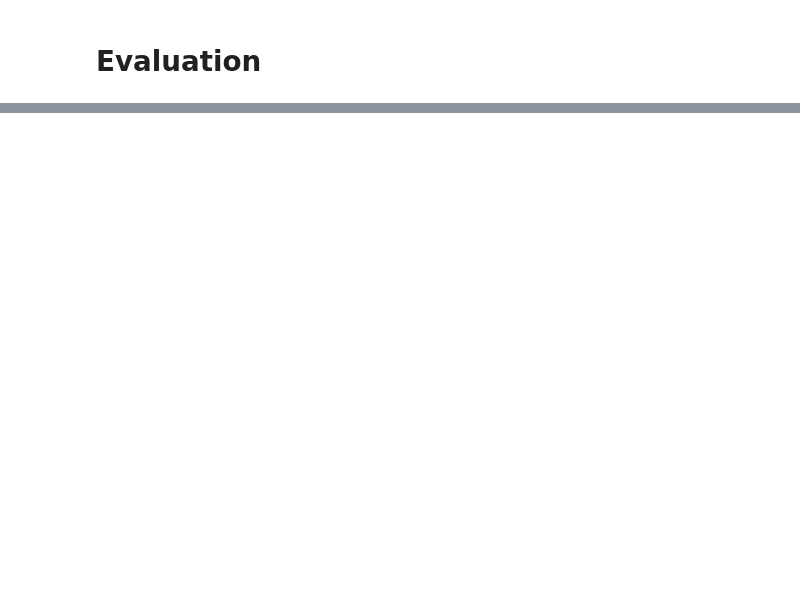
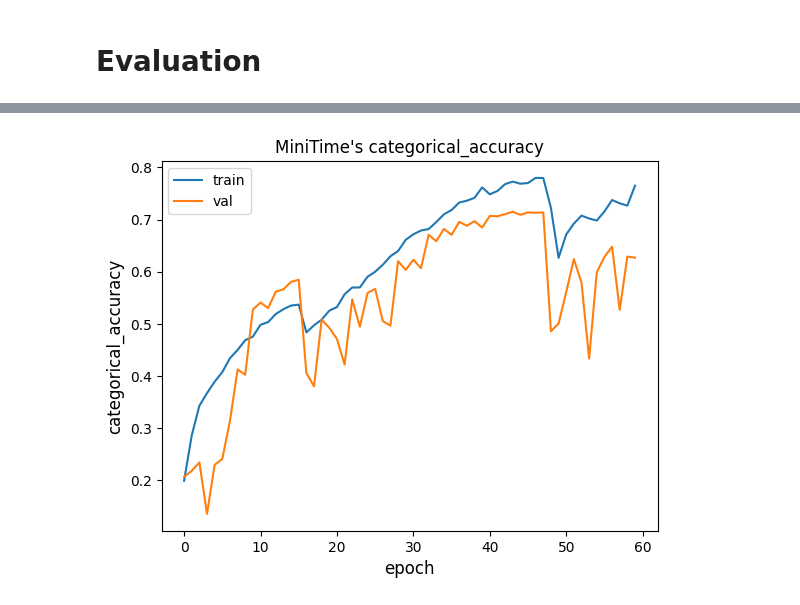
Before and after one commit to AloraTab/aat2000, a Jupyter notebook: dissy.ipynb, the cells around one changed output, grey strips where cells are left out. Drawn from its saved outputs; the diff is of its cells as text; code cells hidden in the pictures; blank space fills up the shorter version.

```diff
--- a/dissy.ipynb
+++ b/dissy.ipynb
@@ -242,7 +243,7 @@ drive.mount('/content/gdrive')
 Mounted at /content/gdrive
 # %%
 PATH = '/content/gdrive/MyDrive/Colab Notebooks/Dataset'
-fileName = 'csi-dataset-20-7-5-newpreprocwfil.pkl'
+fileName = 'csi-dataset-29-7-5-more.pkl'
 fullPath = os.path.join(PATH, fileName)
 print(fullPath)
 # %% [output]
@@ -410,36 +440,36 @@ model.summary()
 # %%
-epochs = 20
-batch_size = 48
-steps_per_epoch = X_train.shape[0]
+epochs = 60
+batch_size = 96
+# steps_per_epoch = X_train.shape[0]
 
-lr_schedule = ExponentialDecay(
-    initial_learning_rate=0.001,
-    decay_steps=100, decay_rate=0.96,
-    staircase=True)
+# lr_schedule = ExponentialDecay(
+#     initial_learning_rate=0.001,
+#     decay_steps=1000, decay_rate=0.96,
+#     staircase=True)
 
 # lr_schedule = OneCycle(min_lr=7e-3, max_lr=7e-2, min_mtm = 0.85, max_mtm = 0.95, annealing_stage=0.1, annealing_rate=0.01,
 #           training_iterations=(X_train.shape[0]*epochs)/(batch_size))
-# lr_schedule = CosineDecayRestarts(initial_learning_rate=0.001,first_decay_steps=1000)
+lr_schedule = CosineDecayRestarts(initial_learning_rate=0.001,first_decay_steps=1000)
 
-# clr = tfa.optimizers.CyclicalLearningRate(initial_learning_rate=3e-7,
-#     maximal_learning_rate=3e-2,
+# clr = tfa.optimizers.CyclicalLearningRate(initial_learning_rate=0.0001,
+#     maximal_learning_rate=0.01,
 #     scale_fn=lambda x: 1/(2.**(x-1)),
 #     step_size=2 * steps_per_epoch
 # )
 callbacks = [
     keras.callbacks.ModelCheckpoint(
-        "basebase.h5", save_best_only=True, monitor="val_loss"
+        "mini7.h5", save_best_only=True, monitor="val_loss"
     ),
     # OneCycle(min_lr=7e-3, max_lr=7e-2, min_mtm = 0.85, max_mtm = 0.95, annealing_stage=0.1, annealing_rate=0.01,
     #       training_iterations=(X_train.shape[0]*epochs)/(batch_size)),
     # keras.callbacks.ReduceLROnPlateau(
     #     monitor="val_loss", factor=0.5, patience=20, min_lr=0.0001
     # ),
-    keras.callbacks.EarlyStopping(monitor="val_loss", patience=5, verbose=1),
+    keras.callbacks.EarlyStopping(monitor="val_loss", patience=15, verbose=1),
 ]
 model.compile(
-    optimizer=Ranger(learning_rate = lr_schedule),
-    # optimizer = keras.optimizers.SGD(lr=0.0025, momentum=0.95, nesterov=True),
+    # optimizer=Ranger(learning_rate = lr_schedule),
+    optimizer = keras.optimizers.Adam(learning_rate=lr_schedule, epsilon=1e-08),
     loss="categorical_crossentropy",
     metrics=["categorical_accuracy"],
 )
@@ -465,14 +524,16 @@ print("Test loss", test_loss)
 # %%
 metric = "categorical_accuracy"
 plt.figure()
 plt.plot(history.history[metric])
 plt.plot(history.history["val_" + metric])
-plt.title("Baseline's " + metric)
+plt.title("MiniTime's " + metric)
 plt.ylabel(metric, fontsize="large")
 plt.xlabel("epoch", fontsize="large")
 plt.legend(["train", "val"], loc="best")
 plt.show()
 plt.close()
+# %% [output]
+[figure, added]
 # %%
 #Confusion Matrix and Classification Report
 
```
Also changed, not shown: parts of 16 cells of this notebook.
